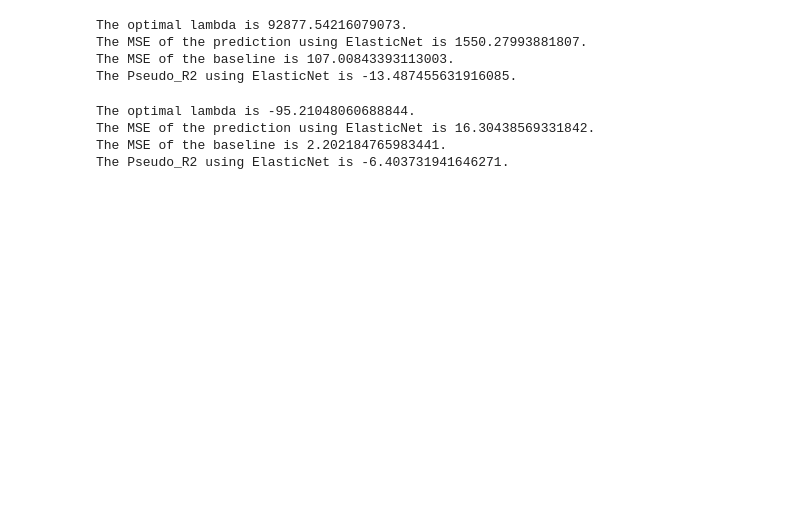
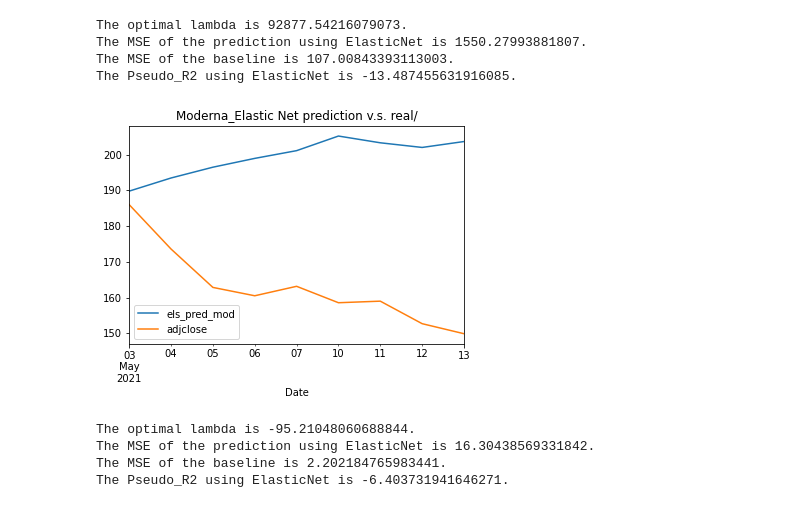
Before and after one commit to juno-yuu/COVID-Vaccine-and-Biotech-industry, a Jupyter notebook: Final_Project_Clean.ipynb, the cells around one changed output. Saved outputs shown, nothing was run; the diff lists cells and outputs as text; code cells hidden in the pictures; blank space fills up the shorter version.

```diff
--- a/Final_Project_Clean.ipynb
+++ b/Final_Project_Clean.ipynb
@@ -741,6 +750,15 @@ The optimal lambda is 92877.54216079073.
 The MSE of the prediction using ElasticNet is 1550.27993881807.
 The MSE of the baseline is 107.00843393113003.
 The Pseudo_R2 using ElasticNet is -13.487455631916085.
+# %%
+els_pred_mod = ElasticNet(lambda_opt_mod, l1_ratio = 0.5, fit_intercept = False)\
+.fit(X = MOD_partial_train.iloc[:, [6, 7, 9, 23]], y = MOD_partial_train.iloc[:,4])\
+.predict(X = MOD_partial_test.iloc[:, [6, 7, 9, 23]])
+MOD_partial_test['els_pred_mod'] = els_pred_mod
+_ = MOD_partial_test.plot(y = ['els_pred_mod', 'adjclose'])
+_ = plt.title("Moderna_Elastic Net prediction v.s. real/")
+# %% [output]
+[figure, added]
 # %%
 # function to find mean-squared-error
 def IOMSE_JJ(Lambda):
```
Also changed, not shown: parts of 3 cells of this notebook.
